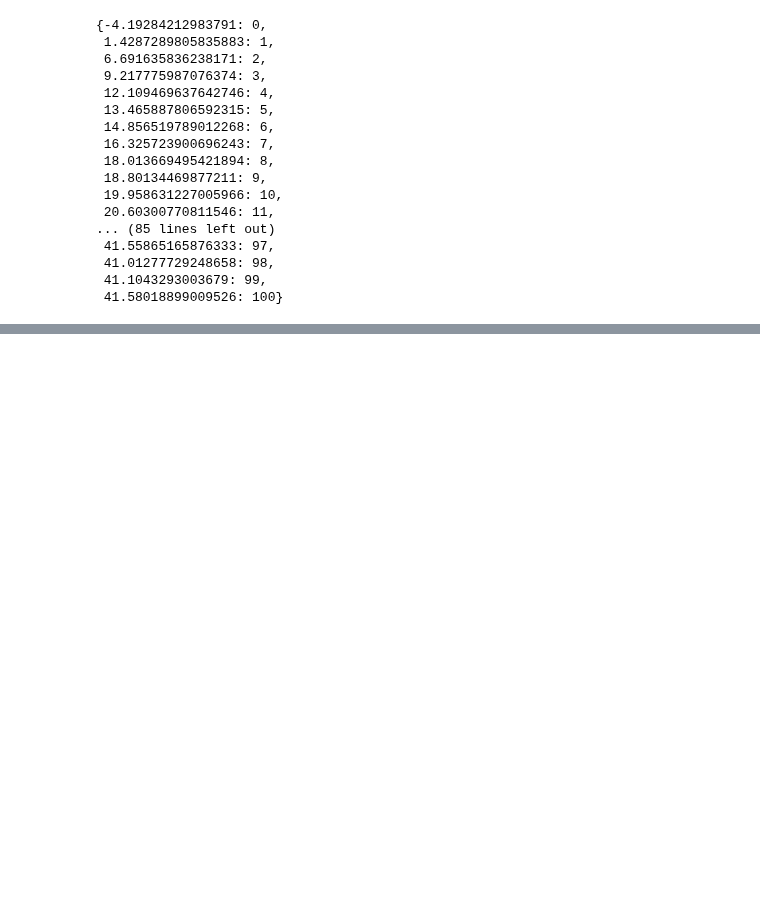
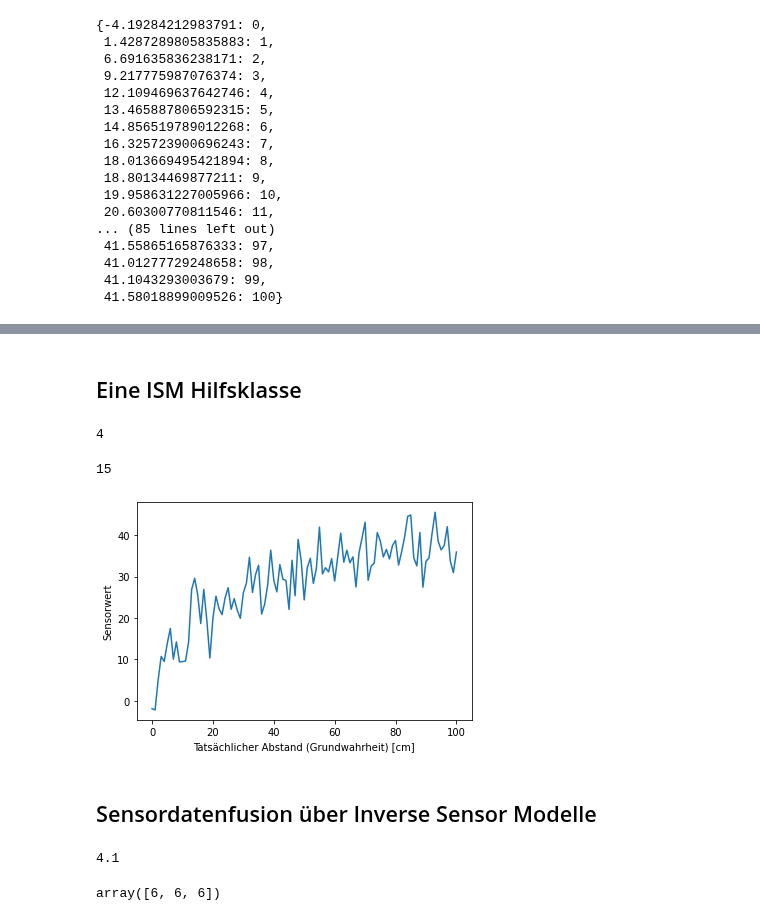
Before and after one commit to juebrauer/central, a Jupyter notebook: 003_distance_sensor_data_fusion/distance_sensor_data_fusion_ss23.ipynb, the cells around one changed output, grey strips where cells are left out. Drawn from its saved outputs; the diff is of its cells as text; code cells hidden in the pictures; blank space fills up the shorter version.

Commit message:
Last version in SS23 of the sensor data fusion notebook.

```diff
--- a/003_distance_sensor_data_fusion/distance_sensor_data_fusion_ss23.ipynb
+++ b/003_distance_sensor_data_fusion/distance_sensor_data_fusion_ss23.ipynb
@@ -352,0 +361,2 @@ ism_s1
+# %% [markdown]
+## Eine ISM Hilfsklasse
@@ -352,0 +397,14 @@ ism_s1
+# %%
+ism_s1.sensorwert_zu_abstand(20)
+# %% [output]
+4
+# %%
+ism_s2.sensorwert_zu_abstand(20)
+# %% [output]
+15
+# %%
+s2.zeige_sensor_kennlinie()
+# %% [output]
+[figure, added]
+# %% [markdown]
+## Sensordatenfusion über Inverse Sensor Modelle
@@ -352,0 +460,8 @@ ism_s1
+# %%
+exp(3)
+# %% [output]
+4.1
+# %%
+numpy.array([1,1,1]) + [2,2,2] + [3,3,3]
+# %% [output]
+array([6, 6, 6])
```
Also changed, not shown: parts of 56 cells of this notebook.
